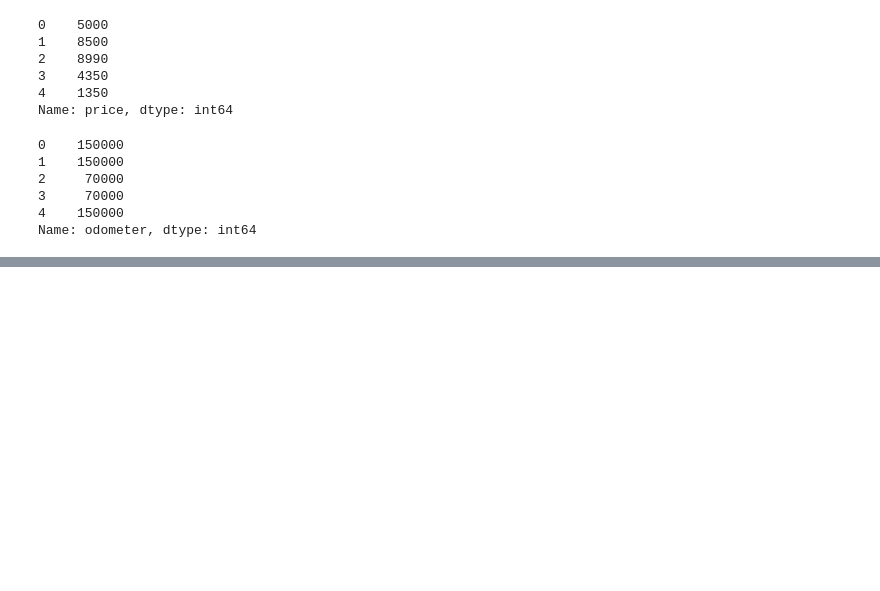
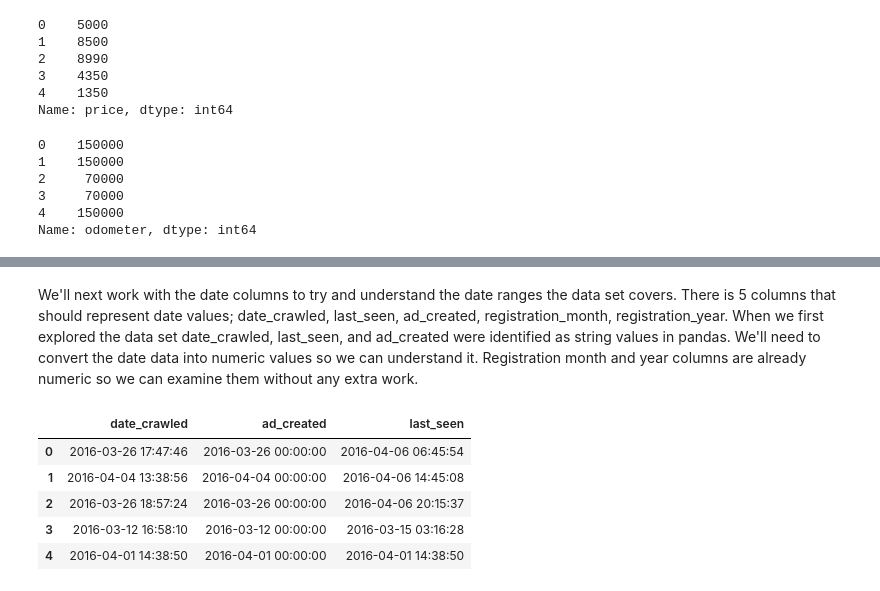
Before and after one commit to nkalpaxis/Exploring_eBay_car_sales_data-, a Jupyter notebook: eBay_car_sales_data.ipynb, the cells around one changed output, grey strips where cells are left out. Saved outputs shown, nothing was run; the diff lists cells and outputs as text; code cells hidden in the pictures; blank space fills up the shorter version.

```diff
--- a/eBay_car_sales_data.ipynb
+++ b/eBay_car_sales_data.ipynb
@@ -158,3 +146,6 @@ autos['odometer'].head()
 3     70000
 4    150000
 Name: odometer, dtype: int64
+# %%
+# rename odometer column to odometer_km
+autos.rename({'odometer':'odometer_km'}, axis=1, inplace=True)
@@ -160,0 +249,2 @@ Name: odometer, dtype: int64
+# %%
+autos = autos[autos['price'].between(1,351000)]
@@ -160,0 +263,11 @@ Name: odometer, dtype: int64
+# %% [markdown]
+We'll next work with the date columns to try and understand the date ranges the data set covers. There is 5 columns that should represent date values; date_crawled, last_seen, ad_created, registration_month, registration_year. When we first explored the data set date_crawled, last_seen, and ad_created were identified as string values in pandas. We'll need to convert the date data into numeric values so we can understand it. Registration month and year columns are already numeric so we can examine them without any extra work.
+# %%
+autos[['date_crawled','ad_created','last_seen']][:5]
+# %% [output]
+|  | date_crawled | ad_created | last_seen |
+| 0 | 2016-03-26 17:47:46 | 2016-03-26 00:00:00 | 2016-04-06 06:45:54 |
+| 1 | 2016-04-04 13:38:56 | 2016-04-04 00:00:00 | 2016-04-06 14:45:08 |
+| 2 | 2016-03-26 18:57:24 | 2016-03-26 00:00:00 | 2016-04-06 20:15:37 |
+| 3 | 2016-03-12 16:58:10 | 2016-03-12 00:00:00 | 2016-03-15 03:16:28 |
+| 4 | 2016-04-01 14:38:50 | 2016-04-01 00:00:00 | 2016-04-01 14:38:50 |
```
Also changed, not shown: parts of 43 cells of this notebook.
